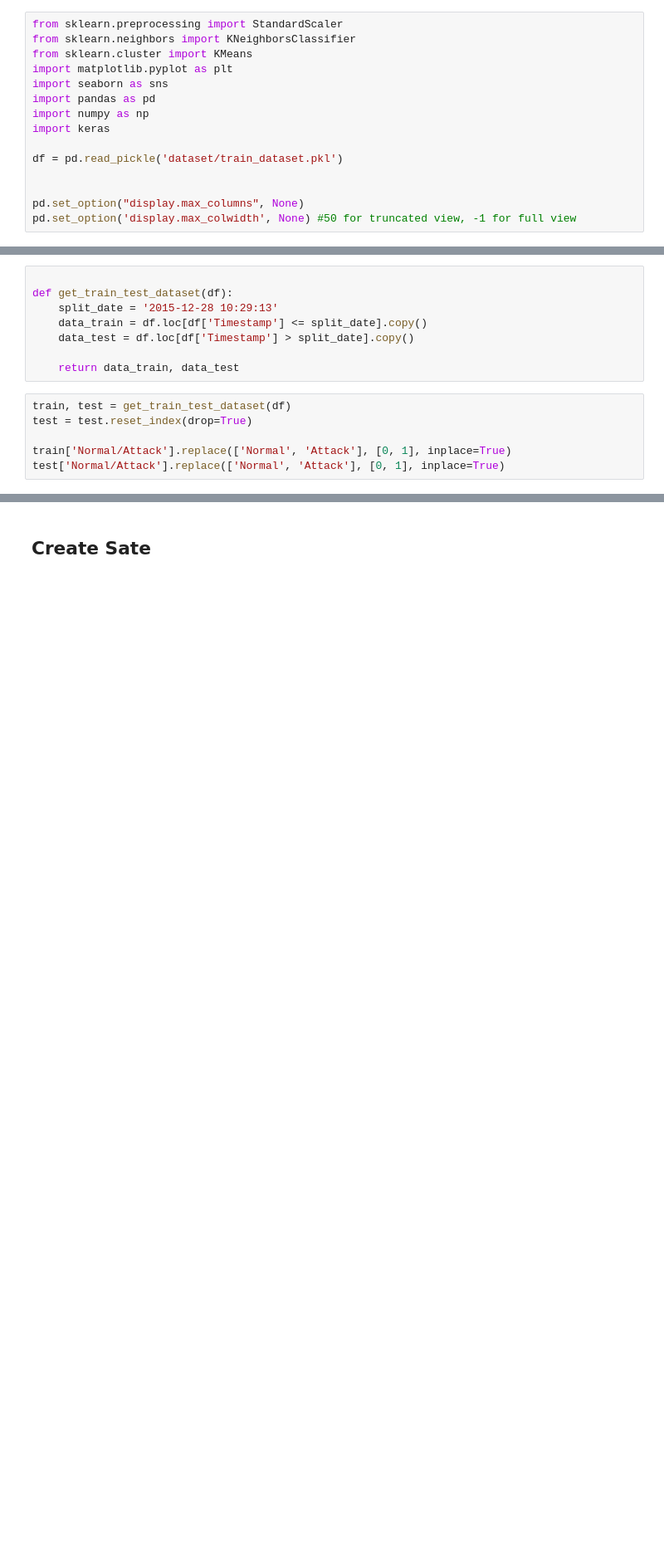
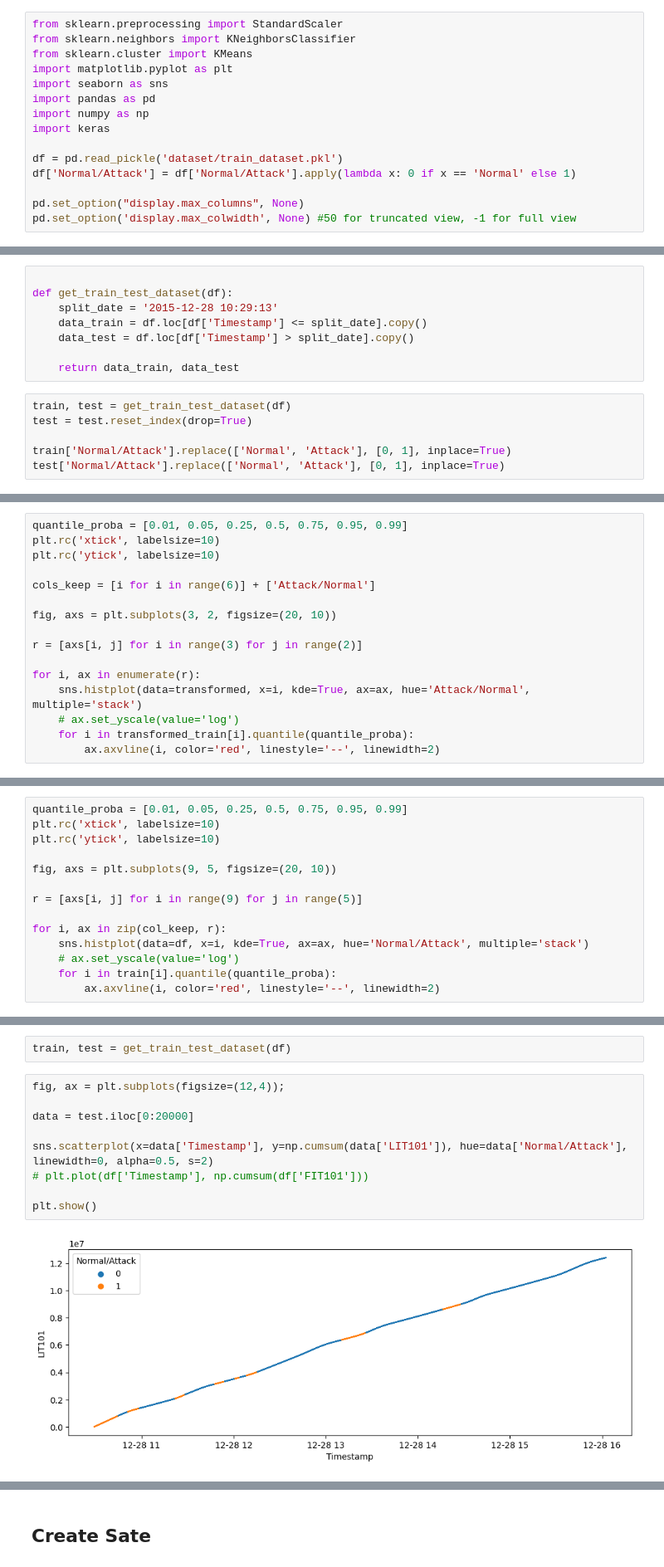
Before and after one commit to dbodenghien/SWaT_Analysis_TFE, a Jupyter notebook: markov_chain_model.ipynb, the cells around one changed output, grey strips where cells are left out. Shown at 83% size. Saved outputs shown, nothing was run; the diff lists cells and outputs as text; blank space fills up the shorter version.

```diff
--- a/markov_chain_model.ipynb
+++ b/markov_chain_model.ipynb
@@ -9,7 +9,7 @@ import numpy as np
 import keras
 
 df = pd.read_pickle('dataset/train_dataset.pkl')
-
+df['Normal/Attack'] = df['Normal/Attack'].apply(lambda x: 0 if x == 'Normal' else 1)
 
 pd.set_option("display.max_columns", None)
 pd.set_option('display.max_colwidth', None) #50 for truncated view, -1 for full view
@@ -34,0 +293,16 @@ test['Normal/Attack'].replace(['Normal', 'Attack'], [0, 1], inplace=True)
+# %%
+quantile_proba = [0.01, 0.05, 0.25, 0.5, 0.75, 0.95, 0.99]
+plt.rc('xtick', labelsize=10)
+plt.rc('ytick', labelsize=10)
+
+cols_keep = [i for i in range(6)] + ['Attack/Normal']
+
+fig, axs = plt.subplots(3, 2, figsize=(20, 10))
+
+r = [axs[i, j] for i in range(3) for j in range(2)]
+
+for i, ax in enumerate(r):
+    sns.histplot(data=transformed, x=i, kde=True, ax=ax, hue='Attack/Normal', multiple='stack')
+    # ax.set_yscale(value='log')
+    for i in transformed_train[i].quantile(quantile_proba):
+        ax.axvline(i, color='red', linestyle='--', linewidth=2)
@@ -34,0 +321,14 @@ test['Normal/Attack'].replace(['Normal', 'Attack'], [0, 1], inplace=True)
+# %%
+quantile_proba = [0.01, 0.05, 0.25, 0.5, 0.75, 0.95, 0.99]
+plt.rc('xtick', labelsize=10)
+plt.rc('ytick', labelsize=10)
+
+fig, axs = plt.subplots(9, 5, figsize=(20, 10))
+
+r = [axs[i, j] for i in range(9) for j in range(5)]
+
+for i, ax in zip(col_keep, r):
+    sns.histplot(data=df, x=i, kde=True, ax=ax, hue='Normal/Attack', multiple='stack')
+    # ax.set_yscale(value='log')
+    for i in train[i].quantile(quantile_proba):
+        ax.axvline(i, color='red', linestyle='--', linewidth=2)
@@ -34,0 +482,13 @@ test['Normal/Attack'].replace(['Normal', 'Attack'], [0, 1], inplace=True)
+# %%
+train, test = get_train_test_dataset(df)
+# %%
+fig, ax = plt.subplots(figsize=(12,4));
+
+data = test.iloc[0:20000]
+
+sns.scatterplot(x=data['Timestamp'], y=np.cumsum(data['LIT101']), hue=data['Normal/Attack'], linewidth=0, alpha=0.5, s=2)
+# plt.plot(df['Timestamp'], np.cumsum(df['FIT101']))
+
+plt.show()
+# %% [output]
+[figure, added]
```
Also changed, not shown: parts of 333 cells of this notebook.
